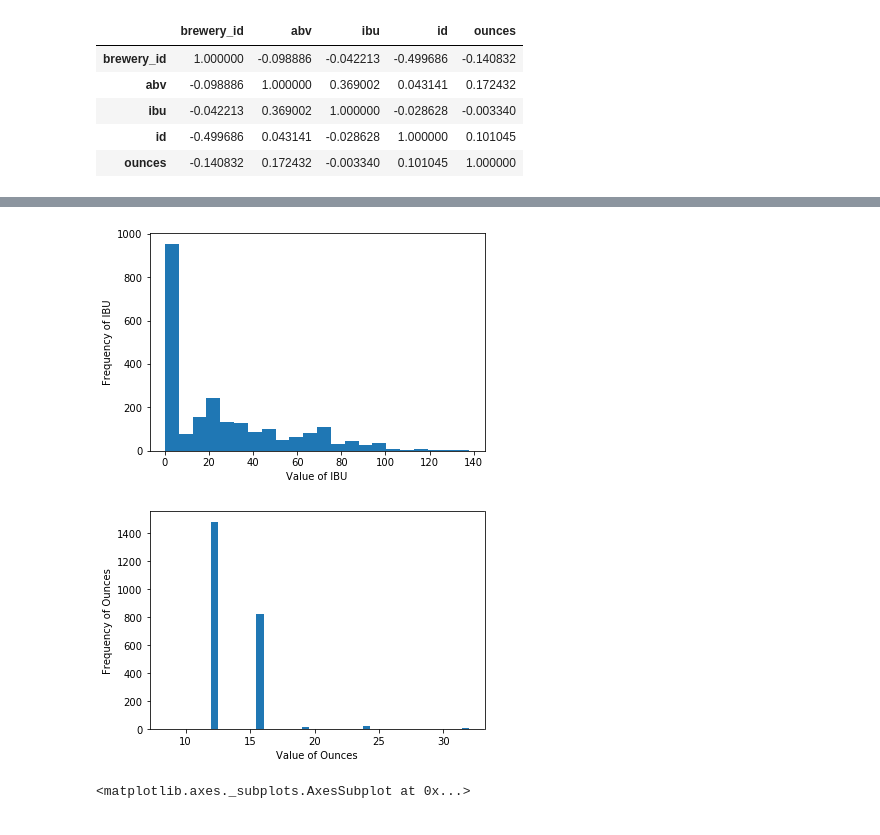
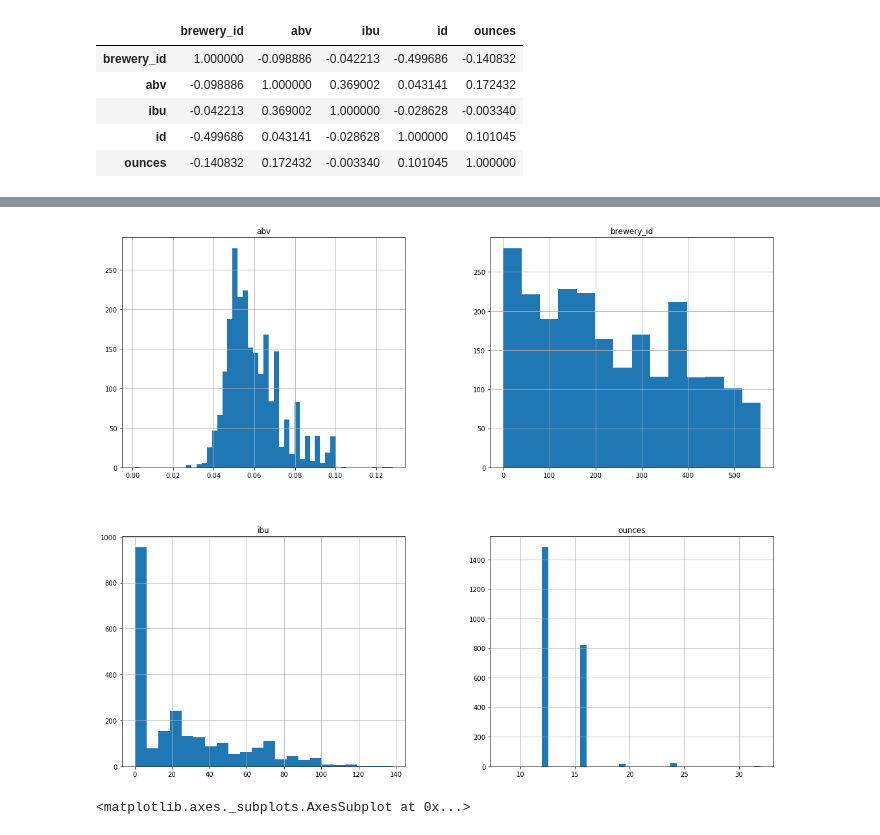
Before and after one commit to adinas94/Craft_Beer_Project, a Jupyter notebook: EDA.ipynb, the cells around one changed output, grey strips where cells are left out. Saved outputs shown, nothing was run; the diff lists cells and outputs as text; code cells hidden in the pictures.

Commit message:
histogram fix

```diff
--- a/EDA.ipynb
+++ b/EDA.ipynb
@@ -206,19 +198,8 @@ plt.show()
-# %%
-#Plot a histogram of the frequency of 'ibu' values
-plt.hist(df['ibu'],bins='auto')
-plt.xlabel('Value of IBU')
-plt.ylabel('Frequency of IBU')
-plt.show()
-# %% [output]
-[figure, removed]
-# %%
-#Plot a histogram of the frequency of 'ounces' values
-plt.hist(df['ounces'],bins='auto')
-plt.xlabel('Value of Ounces')
-plt.ylabel('Frequency of Ounces')
-plt.show()
-# %% [output]
-[figure, removed]
+# %%
+#First, let's plot a histogram for each column to preview their distributions
+df.hist(figsize=(18,15), bins='auto');
+# %% [output]
+[figure, added]
 # %%
 #Create boxplots to identify outliers
 plt.figure(figsize=(16,8))
```
Also changed, not shown: parts of 1 cell of this notebook.
